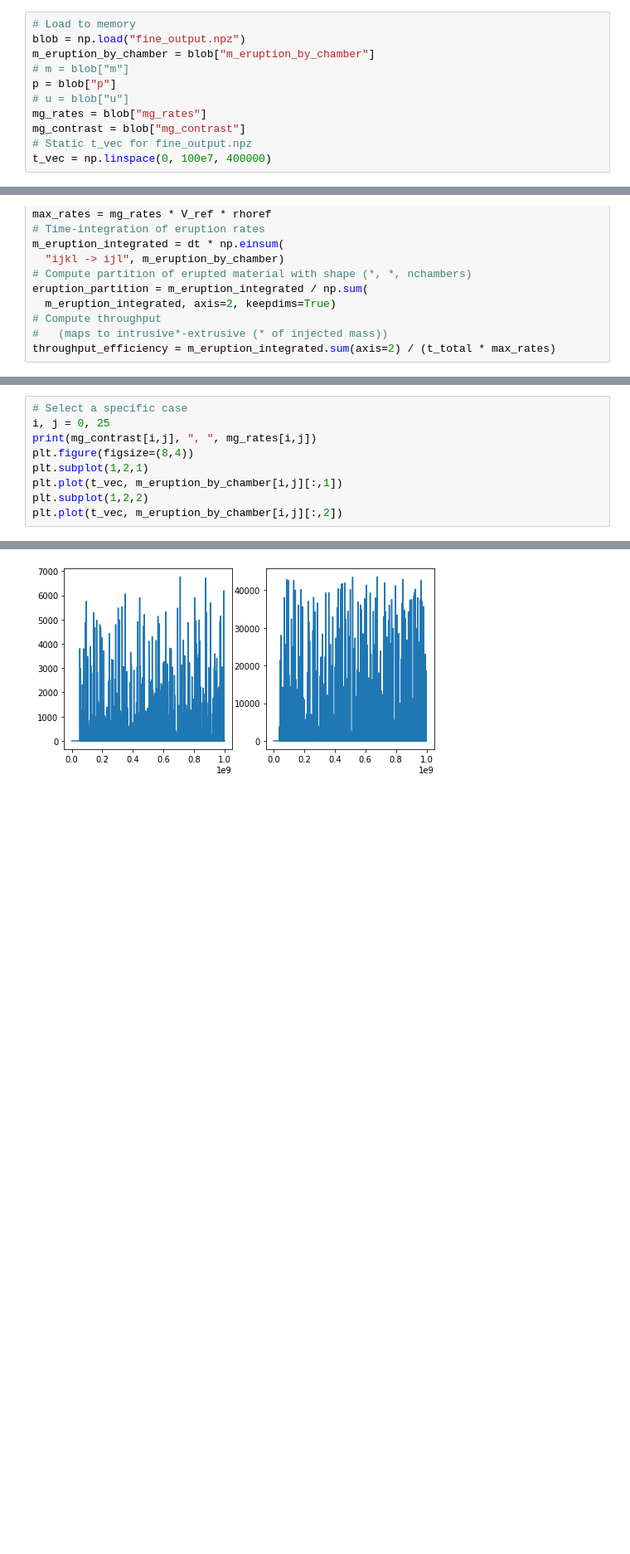
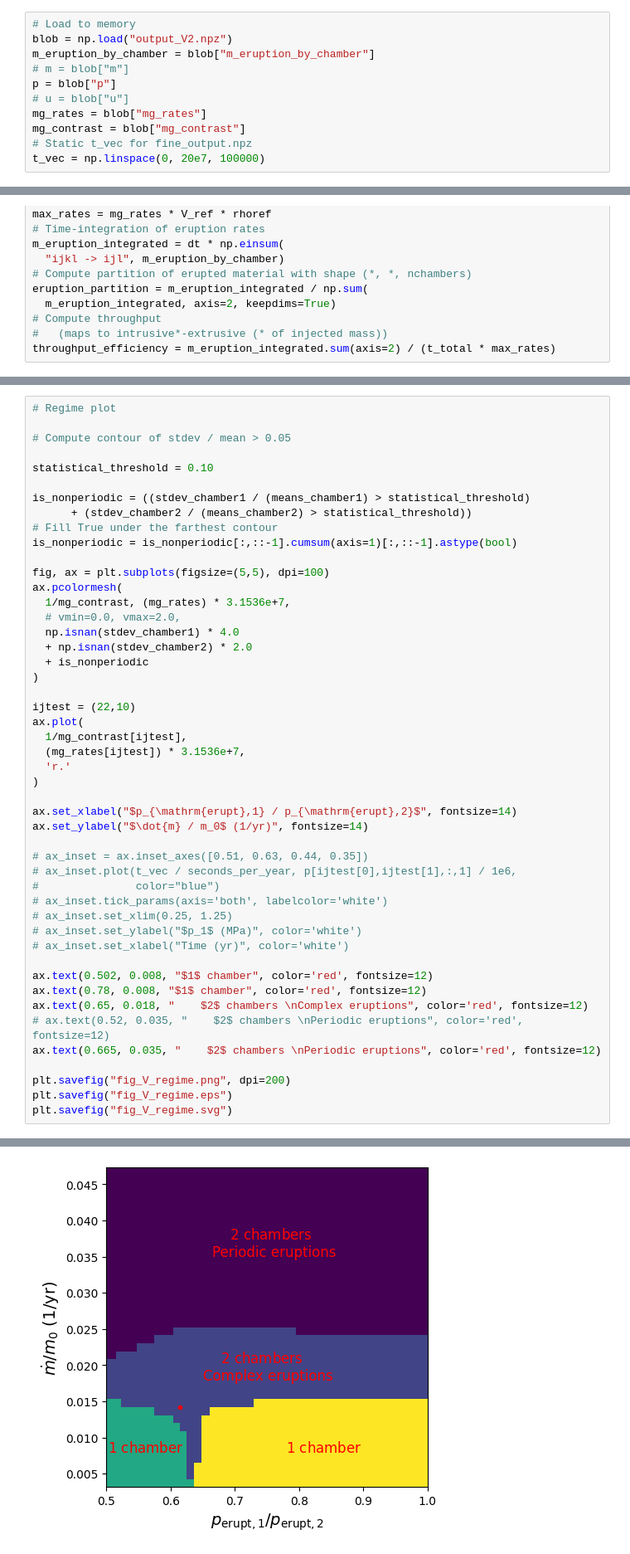
Before and after one commit to fredriclam/magma-network, a Jupyter notebook: fig_V_prod.ipynb, the cells around one changed output, grey strips where cells are left out. Shown at 83% size. Cells and saved outputs as stored; diff of their text form; blank space fills up the shorter version.

```diff
--- a/fig_V_prod.ipynb
+++ b/fig_V_prod.ipynb
@@ -72,6 +60,6 @@ run_simulation(eruptibility_contrast, turnover_rate, ij)
 # %%
 # Load to memory
-blob = np.load("fine_output.npz")
+blob = np.load("output_V2.npz")
 m_eruption_by_chamber = blob["m_eruption_by_chamber"]
 # m = blob["m"]
 p = blob["p"]
@@ -79,4 +67,4 @@ p = blob["p"]
 mg_rates = blob["mg_rates"]
 mg_contrast = blob["mg_contrast"]
 # Static t_vec for fine_output.npz
-t_vec = np.linspace(0, 100e7, 400000)
+t_vec = np.linspace(0, 20e7, 100000)
@@ -159,10 +425,49 @@ Text(0, 0.5, 'Depth (km)')
 # %%
-# Select a specific case
-i, j = 0, 25
-print(mg_contrast[i,j], ", ", mg_rates[i,j])
-plt.figure(figsize=(8,4))
-plt.subplot(1,2,1)
-plt.plot(t_vec, m_eruption_by_chamber[i,j][:,1])
-plt.subplot(1,2,2)
-plt.plot(t_vec, m_eruption_by_chamber[i,j][:,2])
+# Regime plot
+
+# Compute contour of stdev / mean > 0.05
+
+statistical_threshold = 0.10
+
+is_nonperiodic = ((stdev_chamber1 / (means_chamber1) > statistical_threshold)
+      + (stdev_chamber2 / (means_chamber2) > statistical_threshold))
+# Fill True under the farthest contour
+is_nonperiodic = is_nonperiodic[:,::-1].cumsum(axis=1)[:,::-1].astype(bool)
+
+fig, ax = plt.subplots(figsize=(5,5), dpi=100)
+ax.pcolormesh(
+  1/mg_contrast, (mg_rates) * 3.1536e+7,
+  # vmin=0.0, vmax=2.0,
+  np.isnan(stdev_chamber1) * 4.0
+  + np.isnan(stdev_chamber2) * 2.0
+  + is_nonperiodic
+)
+
+ijtest = (22,10)
+ax.plot(
+  1/mg_contrast[ijtest],
+  (mg_rates[ijtest]) * 3.1536e+7,
+  'r.'
+)
+
+ax.set_xlabel("$p_{\mathrm{erupt},1} / p_{\mathrm{erupt},2}$", fontsize=14)
+ax.set_ylabel("$\dot{m} / m_0$ (1/yr)", fontsize=14)
+
+# ax_inset = ax.inset_axes([0.51, 0.63, 0.44, 0.35])
+# ax_inset.plot(t_vec / seconds_per_year, p[ijtest[0],ijtest[1],:,1] / 1e6,
+#               color="blue")
+# ax_inset.tick_params(axis='both', labelcolor='white')
+# ax_inset.set_xlim(0.25, 1.25)
+# ax_inset.set_ylabel("$p_1$ (MPa)", color='white')
+# ax_inset.set_xlabel("Time (yr)", color='white')
+
+ax.text(0.502, 0.008, "$1$ chamber", color='red', fontsize=12)
+ax.text(0.78, 0.008, "$1$ chamber", color='red', fontsize=12)
+ax.text(0.65, 0.018, "    $2$ chambers \nComplex eruptions", color='red', fontsize=12)
+# ax.text(0.52, 0.035, "    $2$ chambers \nPeriodic eruptions", color='red', fontsize=12)
+ax.text(0.665, 0.035, "    $2$ chambers \nPeriodic eruptions", color='red', fontsize=12)
+
+plt.savefig("fig_V_regime.png", dpi=200)
+plt.savefig("fig_V_regime.eps")
+plt.savefig("fig_V_regime.svg")
 # %% [output]
@@ -171,3 +474,3 @@ plt.plot(t_vec, m_eruption_by_chamber[i,j][:,2])
-[figure, old version]
+[figure, new version]
 # %%
 # Select a specific case
```
Also changed, not shown: parts of 31 cells of this notebook.
